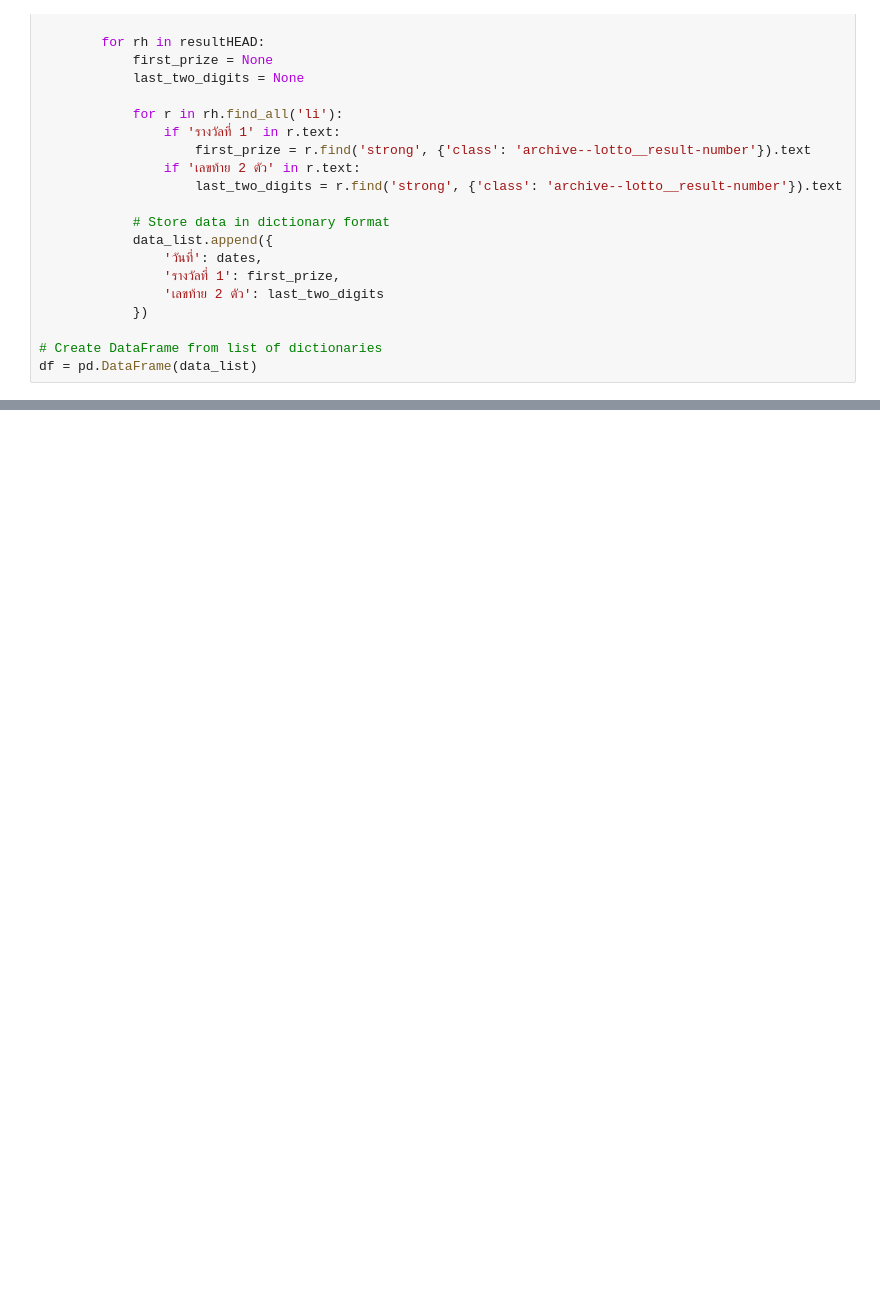
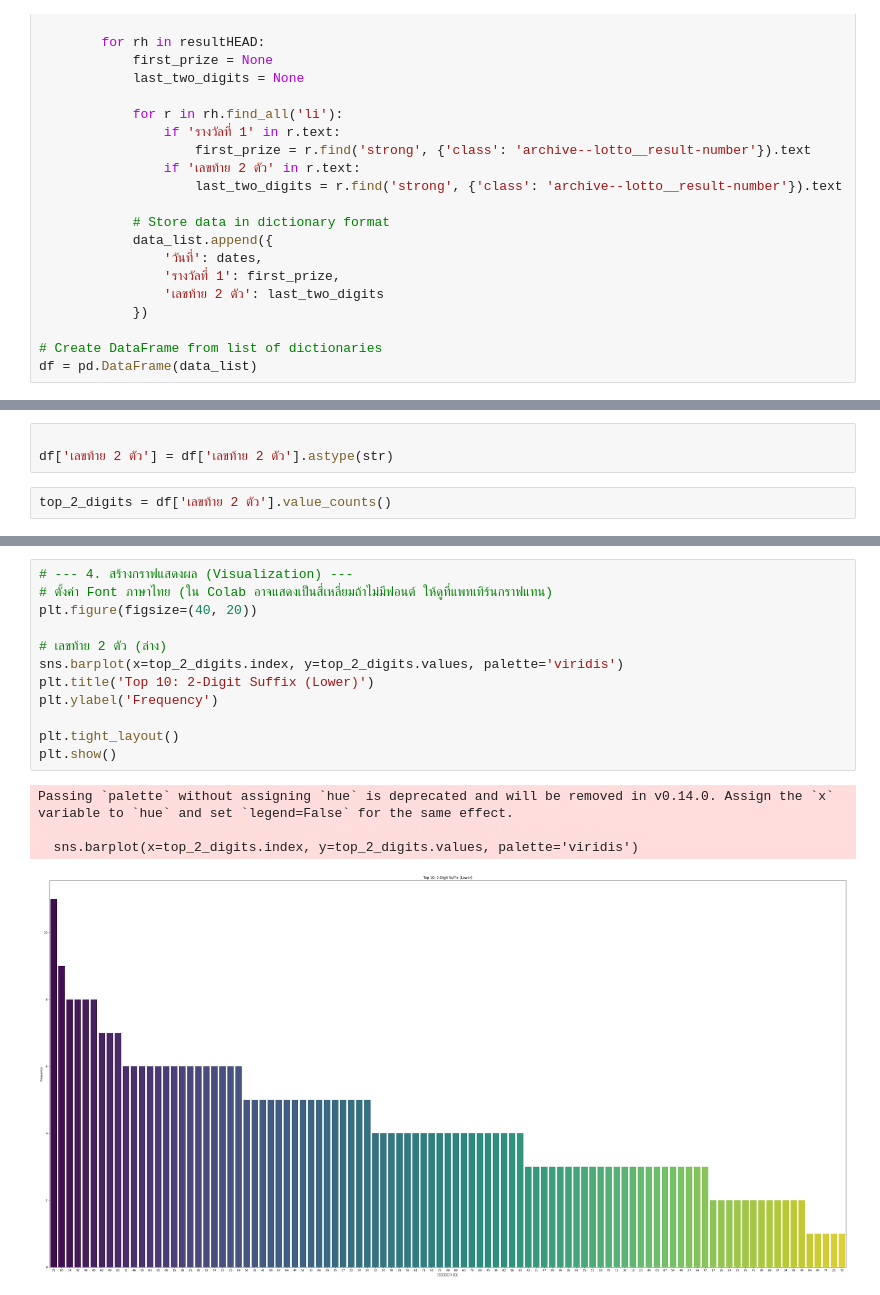
Before and after one commit to Tawanss/football, a Jupyter notebook: หวย.ipynb, the cells around one changed output, grey strips where cells are left out. Cells and saved outputs as stored; diff of their text form; blank space fills up the shorter version.

```diff
--- a/หวย.ipynb
+++ b/หวย.ipynb
@@ -73,0 +155,5 @@ df
+# %%
+
+df['เลขท้าย 2 ตัว'] = df['เลขท้าย 2 ตัว'].astype(str)
+# %%
+top_2_digits = df['เลขท้าย 2 ตัว'].value_counts()
@@ -73,0 +178,17 @@ df
+# %%
+# --- 4. สร้างกราฟแสดงผล (Visualization) ---
+# ตั้งค่า Font ภาษาไทย (ใน Colab อาจแสดงเป็นสี่เหลี่ยมถ้าไม่มีฟอนต์ ให้ดูที่แพทเทิร์นกราฟแทน)
+plt.figure(figsize=(40, 20))
+
+# เลขท้าย 2 ตัว (ล่าง)
+sns.barplot(x=top_2_digits.index, y=top_2_digits.values, palette='viridis')
+plt.title('Top 10: 2-Digit Suffix (Lower)')
+plt.ylabel('Frequency')
+
+plt.tight_layout()
+plt.show()
+# %% [output]
+Passing `palette` without assigning `hue` is deprecated and will be removed in v0.14.0. Assign the `x` variable to `hue` and set `legend=False` for the same effect.
+
+  sns.barplot(x=top_2_digits.index, y=top_2_digits.values, palette='viridis')
+[figure, added]
```
Also changed, not shown: parts of 14 cells of this notebook.
